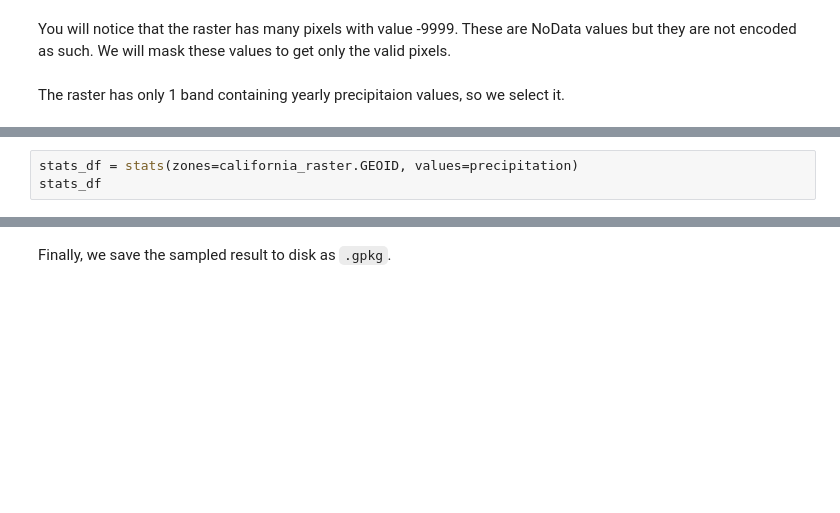
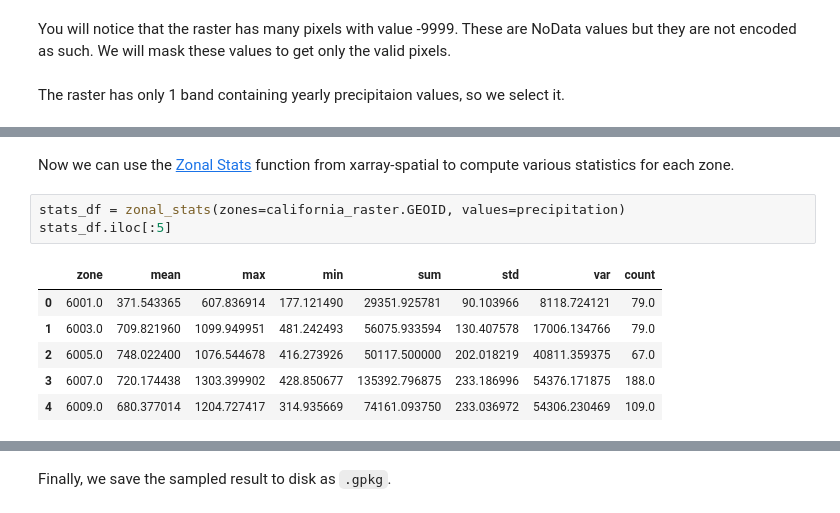
Before and after one commit to spatialthoughts/python-tutorials, a Jupyter notebook: zonal_statistics.ipynb, the cells around one changed output, grey strips where cells are left out. Cells and saved outputs as stored; diff of their text form; blank space fills up the shorter version.

```diff
--- a/zonal_statistics.ipynb
+++ b/zonal_statistics.ipynb
@@ -113,3 +160,12 @@ california_raster
+# %% [markdown]
+Now we can use the [Zonal Stats](https://xarray-spatial.readthedocs.io/en/stable/user_guide/zonal.html#Zonal-Statistics) function from xarray-spatial to compute various statistics for each zone.
 # %%
-stats_df = stats(zones=california_raster.GEOID, values=precipitation)
-stats_df
+stats_df = zonal_stats(zones=california_raster.GEOID, values=precipitation)
+stats_df.iloc[:5]
+# %% [output]
+|  | zone | mean | max | min | sum | std | var | count |
+| 0 | 6001.0 | 371.543365 | 607.836914 | 177.121490 | 29351.925781 | 90.103966 | 8118.724121 | 79.0 |
+| 1 | 6003.0 | 709.821960 | 1099.949951 | 481.242493 | 56075.933594 | 130.407578 | 17006.134766 | 79.0 |
+| 2 | 6005.0 | 748.022400 | 1076.544678 | 416.273926 | 50117.500000 | 202.018219 | 40811.359375 | 67.0 |
+| 3 | 6007.0 | 720.174438 | 1303.399902 | 428.850677 | 135392.796875 | 233.186996 | 54376.171875 | 188.0 |
+| 4 | 6009.0 | 680.377014 | 1204.727417 | 314.935669 | 74161.093750 | 233.036972 | 54306.230469 | 109.0 |
```
Also changed, not shown: parts of 14 cells of this notebook.
